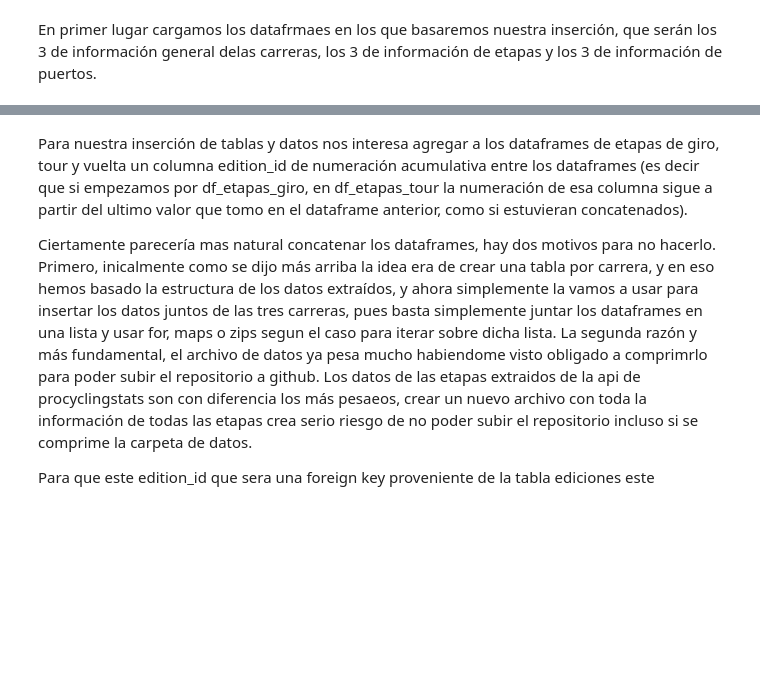
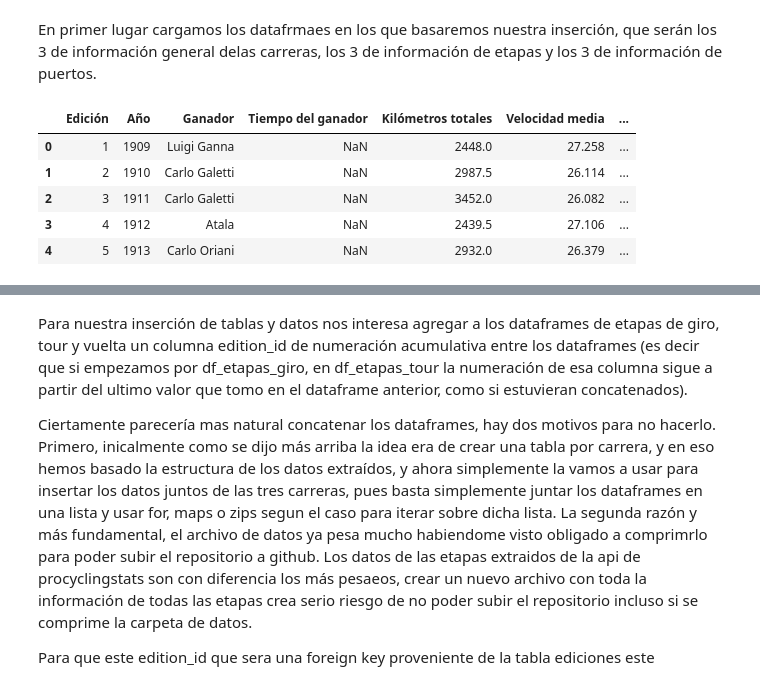
Before and after one commit to Rcm89/Proyecto5-RecorridosCiclsitas, a Jupyter notebook: notebooks/5-carga-base-de-datos.ipynb, the cells around one changed output, grey strips where cells are left out. Drawn from its saved outputs; the diff is of its cells as text; code cells hidden in the pictures; blank space fills up the shorter version.

```diff
--- a/notebooks/5-carga-base-de-datos.ipynb
+++ b/notebooks/5-carga-base-de-datos.ipynb
@@ -39,6 +39,15 @@ dicc_dataframes=se.cargar_datos_wikipedia()
 [df_giro, df_tour, df_vuelta] = [dicc_dataframes["datos_giro"],
                                  dicc_dataframes["datos_tour"] ,
                                  dicc_dataframes["datos_vuelta"]]
+# %%
+df_giro.head()
+# %% [output]
+|  | Edición | Año | Ganador | Tiempo del ganador | Kilómetros totales | Velocidad media | ... |
+| 0 | 1 | 1909 | Luigi Ganna | NaN | 2448.0 | 27.258 | ... |
+| 1 | 2 | 1910 | Carlo Galetti | NaN | 2987.5 | 26.114 | ... |
+| 2 | 3 | 1911 | Carlo Galetti | NaN | 3452.0 | 26.082 | ... |
+| 3 | 4 | 1912 | Atala | NaN | 2439.5 | 27.106 | ... |
+| 4 | 5 | 1913 | Carlo Oriani | NaN | 2932.0 | 26.379 | ... |
 # %%
 lista_carreras=["giro-d-italia", "tour-de-france", "vuelta-a-espana"]
 # %%
```
Also changed, not shown: parts of 3 cells of this notebook, 4 other files.
